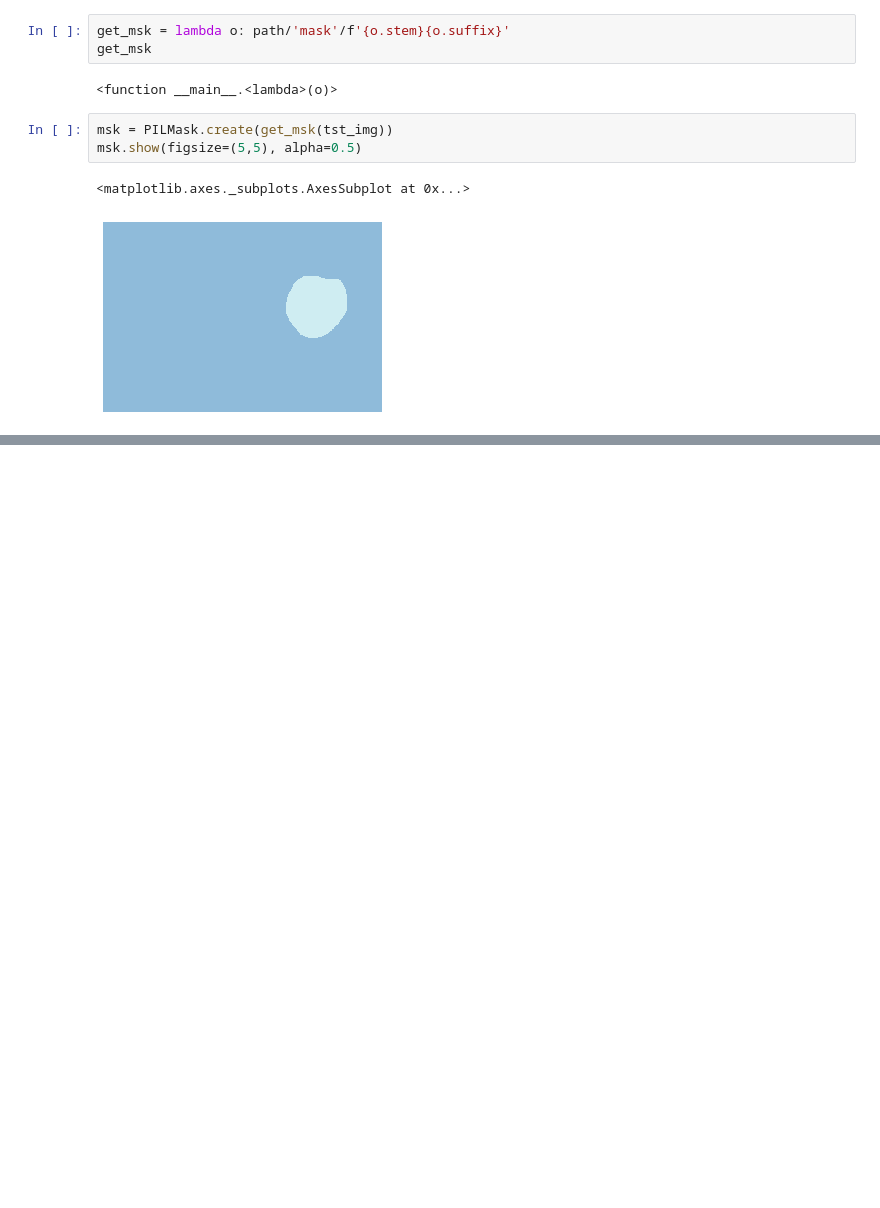
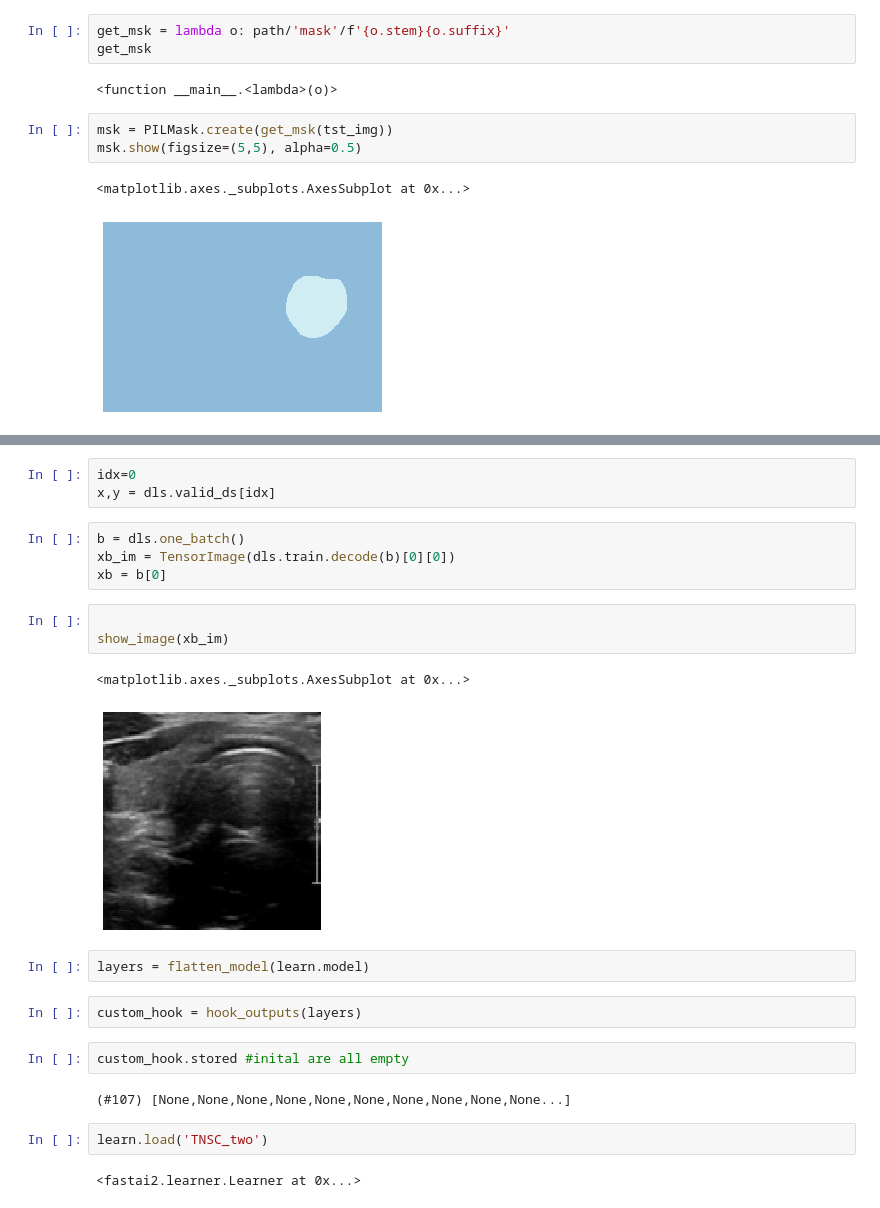
Before and after one commit to asvcode/TN_SC, a Jupyter notebook: TN_SC.ipynb, the cells around one changed output, grey strips where cells are left out. Drawn from its saved outputs; the diff is of its cells as text; blank space fills up the shorter version.

```diff
--- a/TN_SC.ipynb
+++ b/TN_SC.ipynb
@@ -88,0 +151,25 @@ learn.show_results(max_n=4, figsize=(7,8))
+# %%
+idx=0
+x,y = dls.valid_ds[idx]
+# %%
+b = dls.one_batch()
+xb_im = TensorImage(dls.train.decode(b)[0][0])
+xb = b[0]
+# %%
+
+show_image(xb_im)
+# %% [output]
+<matplotlib.axes._subplots.AxesSubplot at 0x...>
+[figure, added]
+# %%
+layers = flatten_model(learn.model)
+# %%
+custom_hook = hook_outputs(layers)
+# %%
+custom_hook.stored #inital are all empty
+# %% [output]
+(#107) [None,None,None,None,None,None,None,None,None,None...]
+# %%
+learn.load('TNSC_two')
+# %% [output]
+<fastai2.learner.Learner at 0x...>
```
Also changed, not shown: parts of 33 cells of this notebook.
